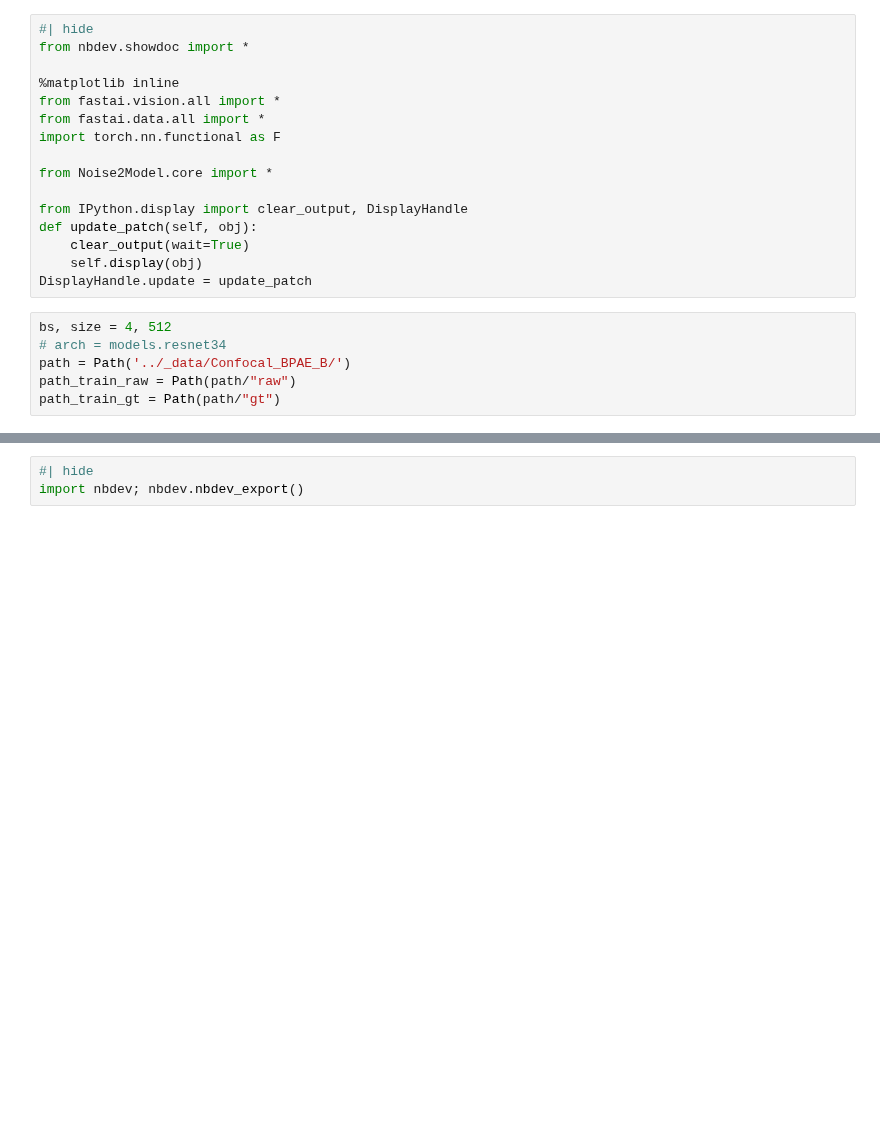
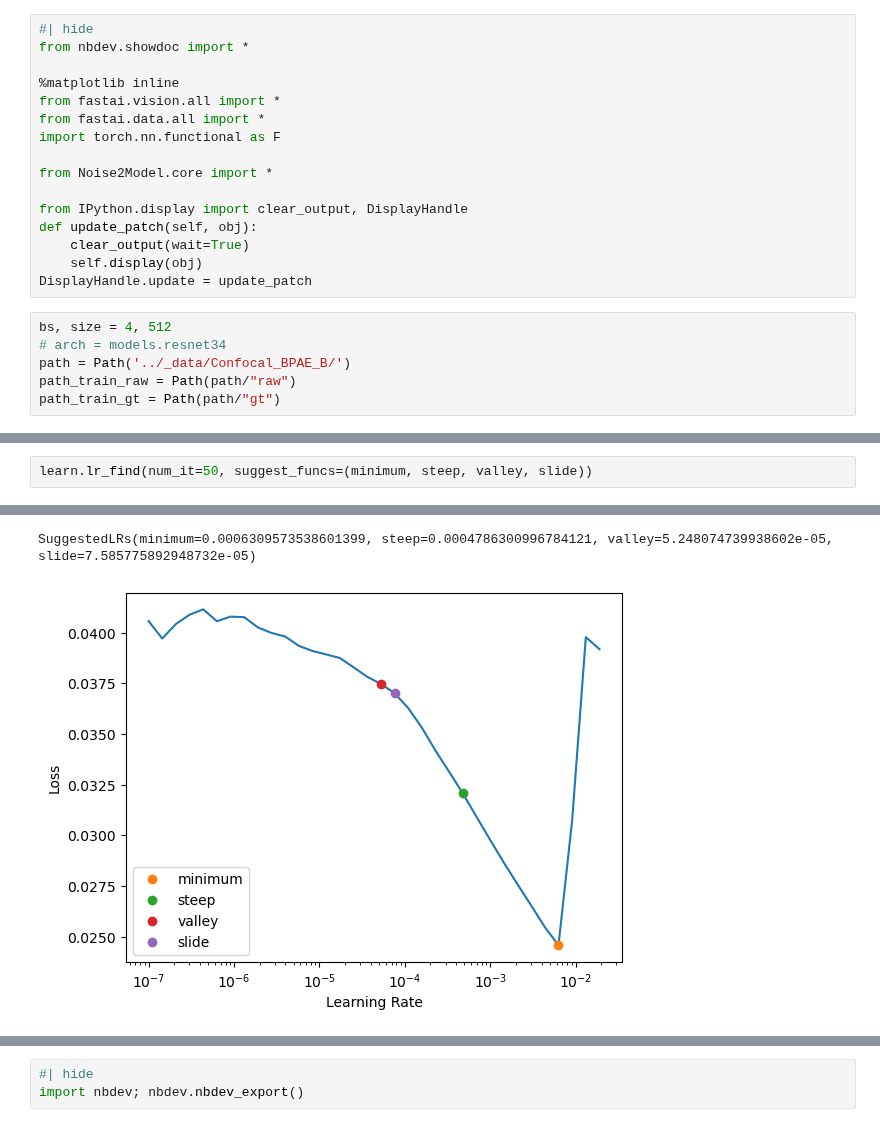
Before and after one commit to bmandracchia/Noise2Model, a Jupyter notebook: nbs/92_demo_demo2.ipynb, the cells around one changed output, grey strips where cells are left out. Cells and saved outputs as stored; diff of their text form; blank space fills up the shorter version.

```diff
--- a/nbs/92_demo_demo2.ipynb
+++ b/nbs/92_demo_demo2.ipynb
@@ -70,0 +65,3 @@ SuggestedLRs(valley=7.585775892948732e-05)
+# %%
+learn.lr_find(num_it=50, suggest_funcs=(minimum, steep, valley, slide))
+# %% [output]
@@ -71 +69,3 @@ SuggestedLRs(valley=7.585775892948732e-05)
+SuggestedLRs(minimum=0.0006309573538601399, steep=0.0004786300996784121, valley=5.248074739938602e-05, slide=7.585775892948732e-05)
+[figure, added]
 # %%
```
Also changed, not shown: parts of 6 cells of this notebook, 1 other file.
